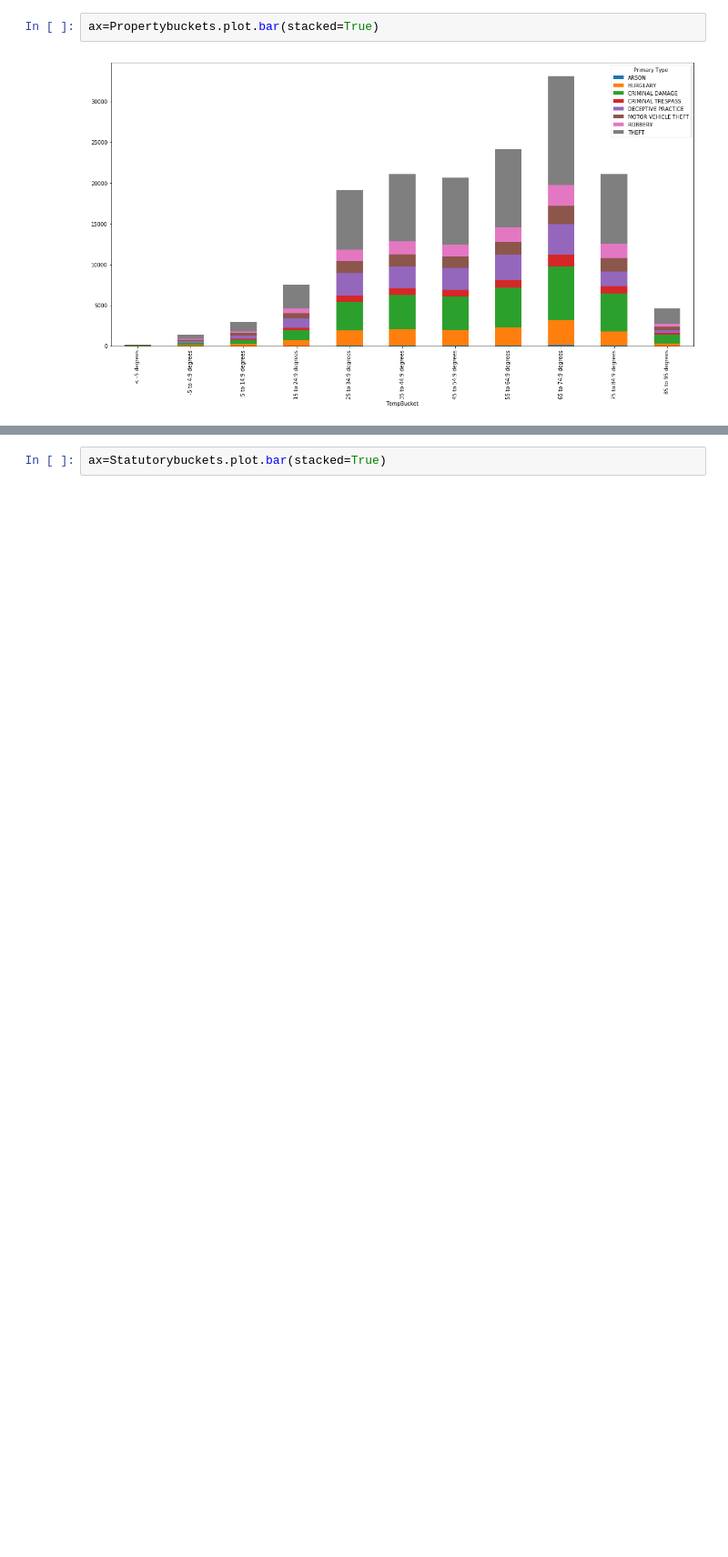
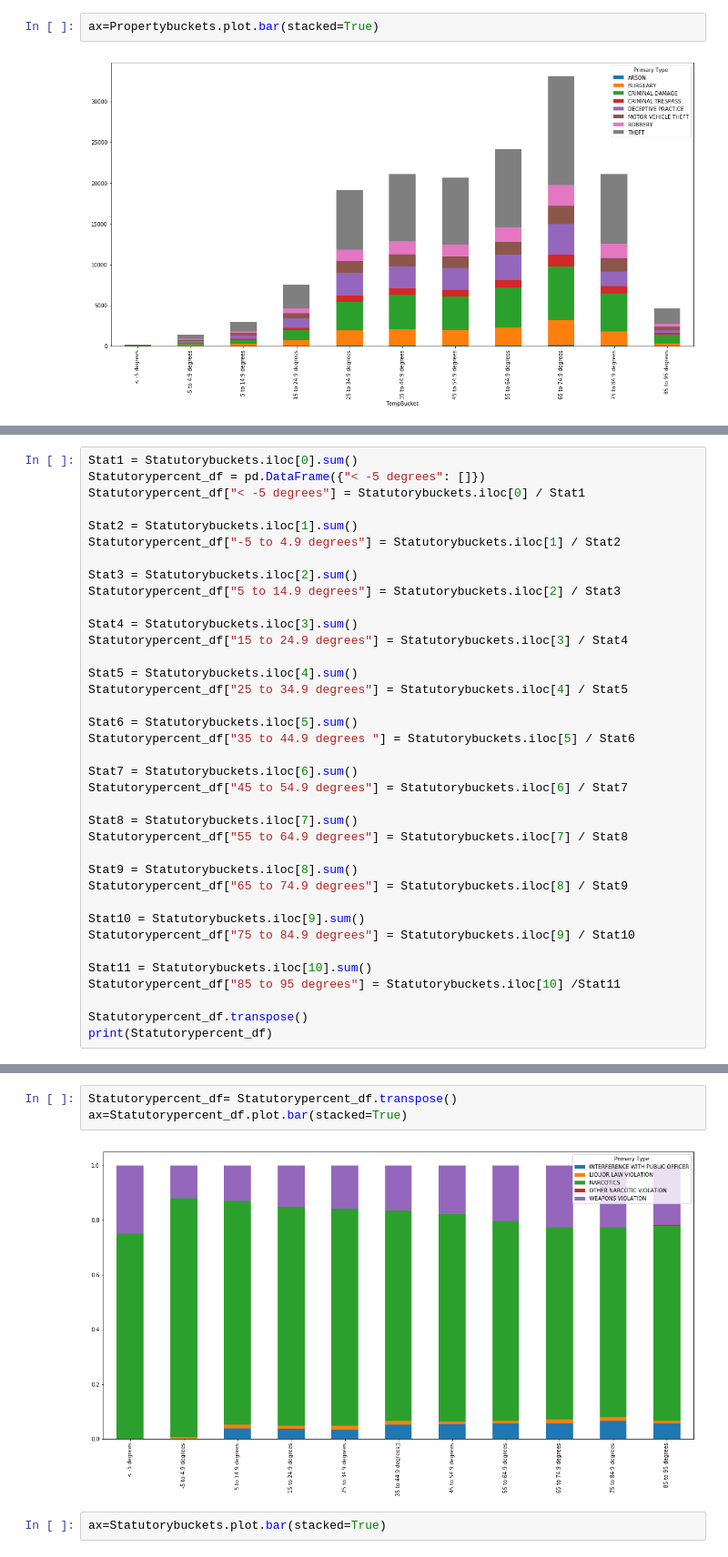
Before and after one commit to chengchenggan/Chicago_Crime_Weather, a Jupyter notebook: Resources/GerardV_CombinedNotebook.ipynb, the cells around one changed output, grey strips where cells are left out. Shown at 91% size. Cells and saved outputs as stored; diff of their text form; blank space fills up the shorter version.

```diff
--- a/Resources/GerardV_CombinedNotebook.ipynb
+++ b/Resources/GerardV_CombinedNotebook.ipynb
@@ -561,0 +564,37 @@ Statutorybuckets
+# %%
+Stat1 = Statutorybuckets.iloc[0].sum()
+Statutorypercent_df = pd.DataFrame({"< -5 degrees": []})
+Statutorypercent_df["< -5 degrees"] = Statutorybuckets.iloc[0] / Stat1
+
+Stat2 = Statutorybuckets.iloc[1].sum()
+Statutorypercent_df["-5 to 4.9 degrees"] = Statutorybuckets.iloc[1] / Stat2
+
+Stat3 = Statutorybuckets.iloc[2].sum()
+Statutorypercent_df["5 to 14.9 degrees"] = Statutorybuckets.iloc[2] / Stat3
+
+Stat4 = Statutorybuckets.iloc[3].sum()
+Statutorypercent_df["15 to 24.9 degrees"] = Statutorybuckets.iloc[3] / Stat4
+
+Stat5 = Statutorybuckets.iloc[4].sum()
+Statutorypercent_df["25 to 34.9 degrees"] = Statutorybuckets.iloc[4] / Stat5
+
+Stat6 = Statutorybuckets.iloc[5].sum()
+Statutorypercent_df["35 to 44.9 degrees	"] = Statutorybuckets.iloc[5] / Stat6
+
+Stat7 = Statutorybuckets.iloc[6].sum()
+Statutorypercent_df["45 to 54.9 degrees"] = Statutorybuckets.iloc[6] / Stat7
+
+Stat8 = Statutorybuckets.iloc[7].sum()
+Statutorypercent_df["55 to 64.9 degrees"] = Statutorybuckets.iloc[7] / Stat8
+
+Stat9 = Statutorybuckets.iloc[8].sum()
+Statutorypercent_df["65 to 74.9 degrees"] = Statutorybuckets.iloc[8] / Stat9
+
+Stat10 = Statutorybuckets.iloc[9].sum()
+Statutorypercent_df["75 to 84.9 degrees"] = Statutorybuckets.iloc[9] / Stat10
+
+Stat11 = Statutorybuckets.iloc[10].sum()
+Statutorypercent_df["85 to 95 degrees"] = Statutorybuckets.iloc[10] /Stat11
+
+Statutorypercent_df.transpose()
+print(Statutorypercent_df)
@@ -562,3 +619,8 @@ Statutorybuckets
+# %%
+Statutorypercent_df= Statutorypercent_df.transpose()
+ax=Statutorypercent_df.plot.bar(stacked=True)
+# %% [output]
+[figure, added]
 # %%
 ax=Statutorybuckets.plot.bar(stacked=True)
 # %% [output]
```
Also changed, not shown: parts of 23 cells of this notebook.
